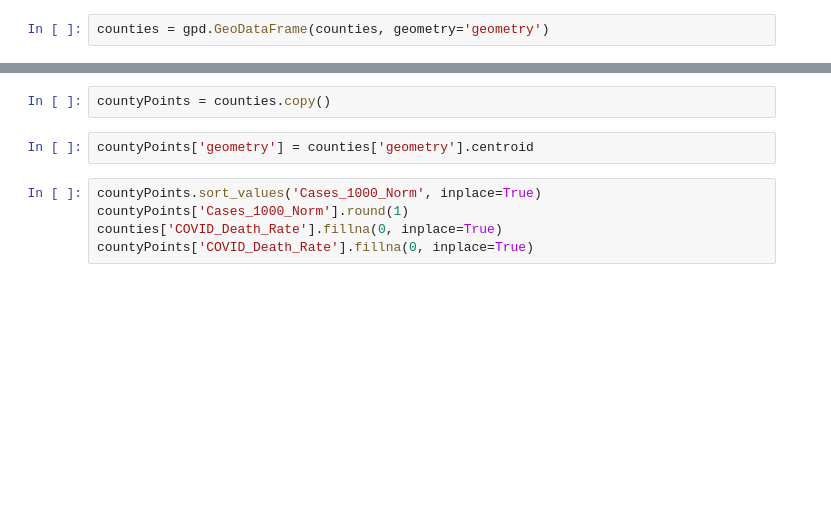
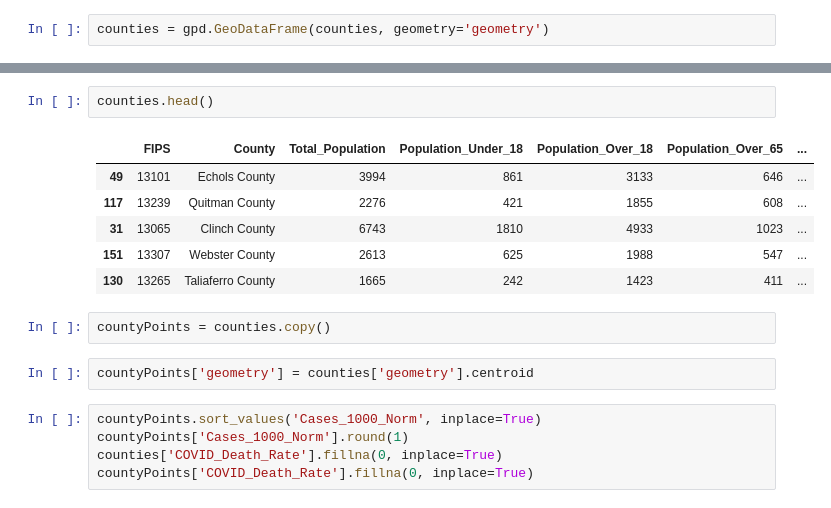
Before and after one commit to mmainzer/covid-recovery, a Jupyter notebook: data/tiles-prep.ipynb, the cells around one changed output, grey strips where cells are left out. Drawn from its saved outputs; the diff is of its cells as text; blank space fills up the shorter version.

```diff
--- a/data/tiles-prep.ipynb
+++ b/data/tiles-prep.ipynb
@@ -612,3 +640,12 @@ counties = gpd.GeoDataFrame(counties, geometry='geometry')
+# %%
+counties.head()
+# %% [output]
+|  | FIPS | County | Total_Population | Population_Under_18 | Population_Over_18 | Population_Over_65 | ... |
+| 49 | 13101 | Echols County | 3994 | 861 | 3133 | 646 | ... |
+| 117 | 13239 | Quitman County | 2276 | 421 | 1855 | 608 | ... |
+| 31 | 13065 | Clinch County | 6743 | 1810 | 4933 | 1023 | ... |
+| 151 | 13307 | Webster County | 2613 | 625 | 1988 | 547 | ... |
+| 130 | 13265 | Taliaferro County | 1665 | 242 | 1423 | 411 | ... |
 # %%
 countyPoints = counties.copy()
 # %%
```
Also changed, not shown: parts of 6 cells of this notebook, 13 other files.
